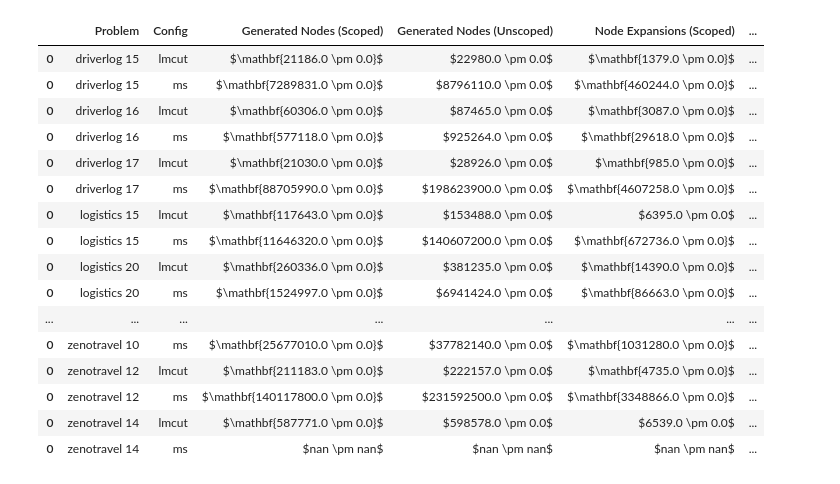
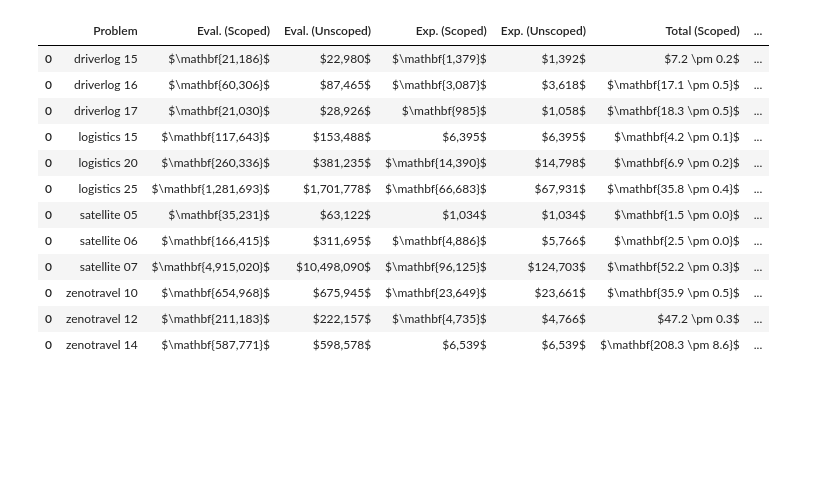
Before and after one commit to h2r/Task-Scoping, a Jupyter notebook: experiments/graph_2023.ipynb, the cells around one changed output. Cells and saved outputs as stored; diff of their text form; code cells hidden in the pictures; blank space fills up the shorter version.

Commit message:
2023 results formatting

```diff
--- a/experiments/graph_2023.ipynb
+++ b/experiments/graph_2023.ipynb
@@ -53,5 +54,19 @@ df_fd
 # %%
-def get_table_str(df: pd.DataFrame, metric: str) -> str:
+def format_float(a: float, n_dec: Optional[int]) -> str:
+    a = round(a, n_dec)
+    if n_dec is None:
+        a = int(a)
+        a = f"{a:,}"
+    else:
+        a = f"{a:,.1f}"
+    return a
+
+def get_table_str(df: pd.DataFrame, metric: str, use_sd: bool = False) -> str:
+    n_dec = None
+    long_dec_substrings = ["translate","scoping", "plan", "total"]
+    for s in long_dec_substrings:
+        if s in metric.lower():
+            n_dec = 1
     a = df.loc[metric, "avg"]
     if isinstance(a, str):
         try:
@@ -59,7 +74,8 @@ def get_table_str(df: pd.DataFrame, metric: str) -> str:
         except:
             pass
     if isinstance(a, (float,)):
-        a = str(round(a, 2))
+        # a = str(round(a, 2))
+        a = format_float(a, n_dec=n_dec)
     sd = df.loc[metric, "std"]
     if isinstance(sd, str):
         try:
@@ -67,8 +83,11 @@ def get_table_str(df: pd.DataFrame, metric: str) -> str:
         except:
             pass
     if isinstance(sd, float):
-        sd = str(round(sd,2))
-    return f"{a} \pm {sd}"
+        sd = format_float(sd, n_dec=n_dec)
+    if use_sd:
+        return f"{a} \pm {sd}"
+    else:
+        return str(a)
 
 def get_scoped_unscoped_names(s: str):
     return s + " (Scoped)", s + " (Unscoped)"
@@ -123,52 +142,51 @@ for (domain, prob_name, planner, config), df in df_fd.groupby(["domain", "prob_n
 
 
     d = {
         "Problem": [dom_prob],
-        "Config": [config]
+        # "Config": [config]
     }
     # col2format = {}
-    paired_metrics =  ["Generated Nodes", "Node Expansions", "Total Time", "Plan Time" ]
+    paired_metrics =  ["Eval.", "Exp.", "Total", "Planning" ]
+    time_metrics = ["Total", "Planning", "Translate", "Scoping"]
     for metric in paired_metrics:
         metric_scoped, metric_unscoped = get_scoped_unscoped_names(metric)
-        d[metric_scoped] = [get_table_str(df, metric_scoped)]
-        d[metric_unscoped] = [get_table_str(df, metric_unscoped)]
+        use_sd = metric in time_metrics
+        d[metric_scoped] = [get_table_str(df, metric_scoped, use_sd=use_sd)]
+        d[metric_unscoped] = [get_table_str(df, metric_unscoped, use_sd=use_sd)]
         better_column = get_better_col(df, metric)
         if better_column is not None:
             d[better_column] = ["\\mathbf{" + d[better_column][0] + "}"]
 
     solo_metrics = ["Translate", "Scoping"]
     for metric in solo_metrics:
-        d[metric] = [get_table_str(df, metric)]
+        use_sd = metric in time_metrics
+        d[metric] = [get_table_str(df, metric,use_sd=use_sd)]
 
     metrics_all = solo_metrics
     for c in paired_metrics:
         metrics_all.extend(list(get_scoped_unscoped_names(c)))
 
     for c in metrics_all:
         d[c][0] = "$" + d[c][0] + "$"
 
     # [dom_prob, "Generated Nodes (Unscoped)", "Generated Nodes (Scoped)"]
     df_new = pd.DataFrame(data=d)
     # display(df_new)
     dfs.append(df_new)
 
 df_out = pd.concat(dfs)
 display(df_out)
 # %% [output]
-|  | Problem | Config | Generated Nodes (Scoped) | Generated Nodes (Unscoped) | Node Expansions (Scoped) | ... |
-| 0 | driverlog 15 | lmcut | $\mathbf{21186.0 \pm 0.0}$ | $22980.0 \pm 0.0$ | $\mathbf{1379.0 \pm 0.0}$ | ... |
-| 0 | driverlog 15 | ms | $\mathbf{7289831.0 \pm 0.0}$ | $8796110.0 \pm 0.0$ | $\mathbf{460244.0 \pm 0.0}$ | ... |
-| 0 | driverlog 16 | lmcut | $\mathbf{60306.0 \pm 0.0}$ | $87465.0 \pm 0.0$ | $\mathbf{3087.0 \pm 0.0}$ | ... |
-| 0 | driverlog 16 | ms | $\mathbf{577118.0 \pm 0.0}$ | $925264.0 \pm 0.0$ | $\mathbf{29618.0 \pm 0.0}$ | ... |
-| 0 | driverlog 17 | lmcut | $\mathbf{21030.0 \pm 0.0}$ | $28926.0 \pm 0.0$ | $\mathbf{985.0 \pm 0.0}$ | ... |
-| 0 | driverlog 17 | ms | $\mathbf{88705990.0 \pm 0.0}$ | $198623900.0 \pm 0.0$ | $\mathbf{4607258.0 \pm 0.0}$ | ... |
-| 0 | logistics 15 | lmcut | $\mathbf{117643.0 \pm 0.0}$ | $153488.0 \pm 0.0$ | $6395.0 \pm 0.0$ | ... |
-| 0 | logistics 15 | ms | $\mathbf{11646320.0 \pm 0.0}$ | $140607200.0 \pm 0.0$ | $\mathbf{672736.0 \pm 0.0}$ | ... |
-| 0 | logistics 20 | lmcut | $\mathbf{260336.0 \pm 0.0}$ | $381235.0 \pm 0.0$ | $\mathbf{14390.0 \pm 0.0}$ | ... |
-| 0 | logistics 20 | ms | $\mathbf{1524997.0 \pm 0.0}$ | $6941424.0 \pm 0.0$ | $\mathbf{86663.0 \pm 0.0}$ | ... |
-| ... | ... | ... | ... | ... | ... | ... |
-| 0 | zenotravel 10 | ms | $\mathbf{25677010.0 \pm 0.0}$ | $37782140.0 \pm 0.0$ | $\mathbf{1031280.0 \pm 0.0}$ | ... |
-| 0 | zenotravel 12 | lmcut | $\mathbf{211183.0 \pm 0.0}$ | $222157.0 \pm 0.0$ | $\mathbf{4735.0 \pm 0.0}$ | ... |
-| 0 | zenotravel 12 | ms | $\mathbf{140117800.0 \pm 0.0}$ | $231592500.0 \pm 0.0$ | $\mathbf{3348866.0 \pm 0.0}$ | ... |
-| 0 | zenotravel 14 | lmcut | $\mathbf{587771.0 \pm 0.0}$ | $598578.0 \pm 0.0$ | $6539.0 \pm 0.0$ | ... |
-| 0 | zenotravel 14 | ms | $nan \pm nan$ | $nan \pm nan$ | $nan \pm nan$ | ... |
+|  | Problem | Eval. (Scoped) | Eval. (Unscoped) | Exp. (Scoped) | Exp. (Unscoped) | Total (Scoped) | ... |
+| 0 | driverlog 15 | $\mathbf{21,186}$ | $22,980$ | $\mathbf{1,379}$ | $1,392$ | $7.2 \pm 0.2$ | ... |
+| 0 | driverlog 16 | $\mathbf{60,306}$ | $87,465$ | $\mathbf{3,087}$ | $3,618$ | $\mathbf{17.1 \pm 0.5}$ | ... |
+| 0 | driverlog 17 | $\mathbf{21,030}$ | $28,926$ | $\mathbf{985}$ | $1,058$ | $\mathbf{18.3 \pm 0.5}$ | ... |
+| 0 | logistics 15 | $\mathbf{117,643}$ | $153,488$ | $6,395$ | $6,395$ | $\mathbf{4.2 \pm 0.1}$ | ... |
+| 0 | logistics 20 | $\mathbf{260,336}$ | $381,235$ | $\mathbf{14,390}$ | $14,798$ | $\mathbf{6.9 \pm 0.2}$ | ... |
+| 0 | logistics 25 | $\mathbf{1,281,693}$ | $1,701,778$ | $\mathbf{66,683}$ | $67,931$ | $\mathbf{35.8 \pm 0.4}$ | ... |
+| 0 | satellite 05 | $\mathbf{35,231}$ | $63,122$ | $1,034$ | $1,034$ | $\mathbf{1.5 \pm 0.0}$ | ... |
+| 0 | satellite 06 | $\mathbf{166,415}$ | $311,695$ | $\mathbf{4,886}$ | $5,766$ | $\mathbf{2.5 \pm 0.0}$ | ... |
+| 0 | satellite 07 | $\mathbf{4,915,020}$ | $10,498,090$ | $\mathbf{96,125}$ | $124,703$ | $\mathbf{52.2 \pm 0.3}$ | ... |
+| 0 | zenotravel 10 | $\mathbf{654,968}$ | $675,945$ | $\mathbf{23,649}$ | $23,661$ | $\mathbf{35.9 \pm 0.5}$ | ... |
+| 0 | zenotravel 12 | $\mathbf{211,183}$ | $222,157$ | $\mathbf{4,735}$ | $4,766$ | $47.2 \pm 0.3$ | ... |
+| 0 | zenotravel 14 | $\mathbf{587,771}$ | $598,578$ | $6,539$ | $6,539$ | $\mathbf{208.3 \pm 8.6}$ | ... |
```
Also changed, not shown: parts of 10 cells of this notebook, 3 other files.
